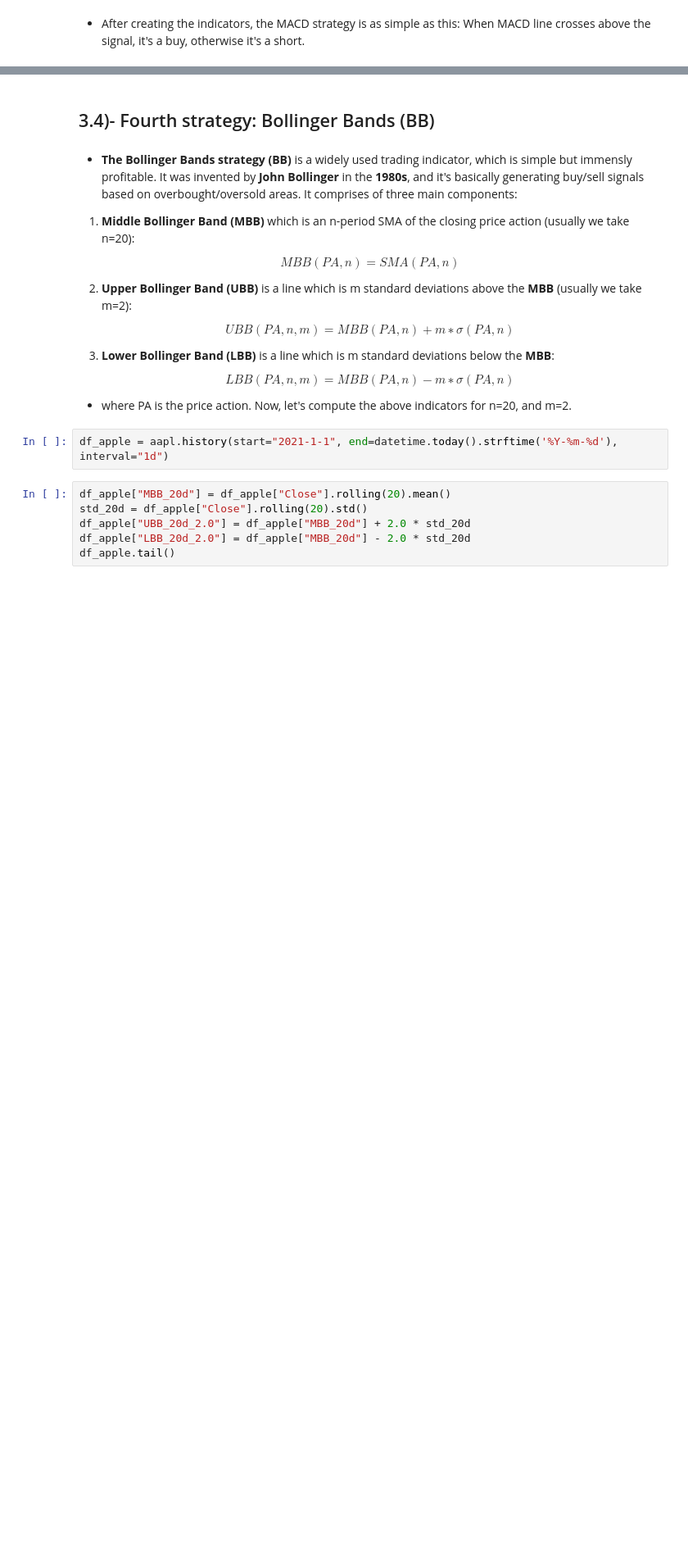
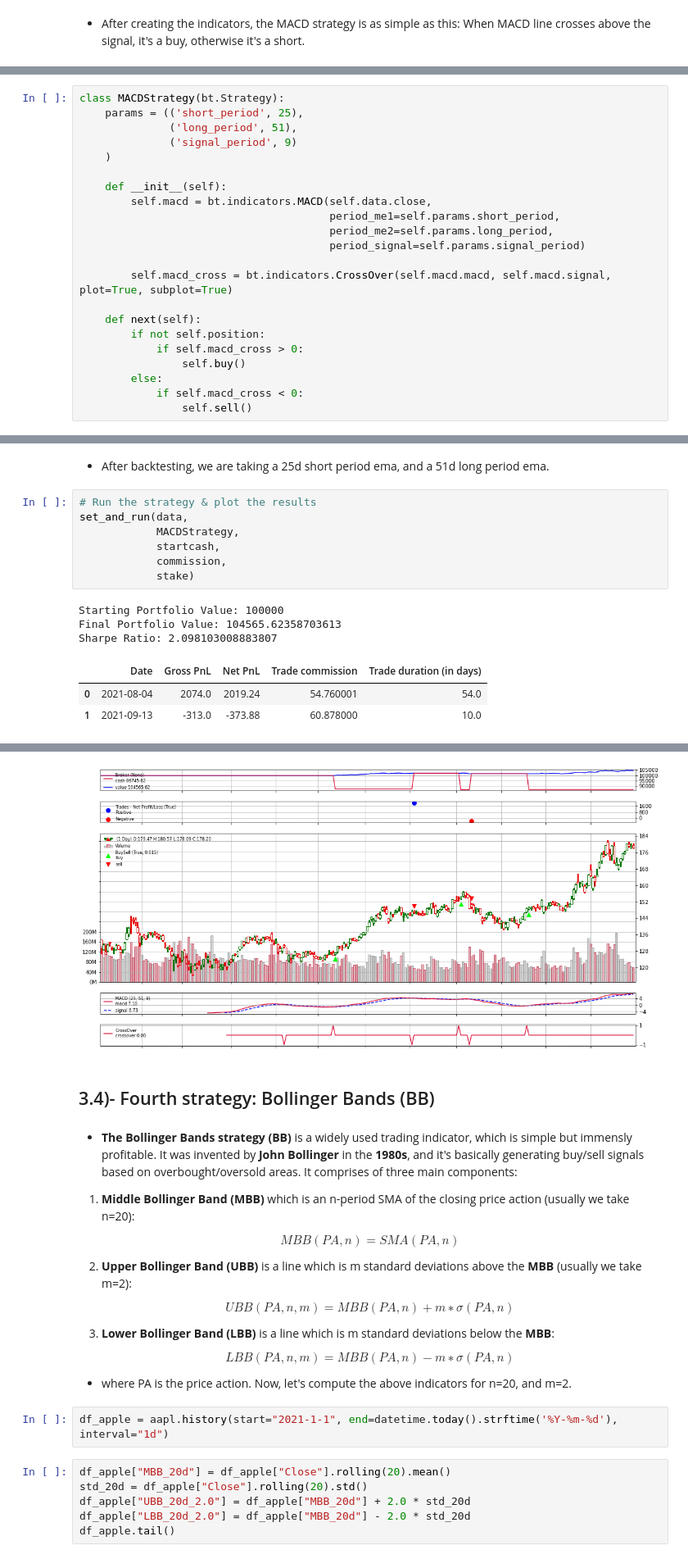
Before and after one commit to aahouzi/Stock-price-forecasting, a Jupyter notebook: notebooks/quantitative_trading_strategies.ipynb, the cells around one changed output, grey strips where cells are left out. Shown at 82% size. Cells and saved outputs as stored; diff of their text form; blank space fills up the shorter version.

```diff
--- a/notebooks/quantitative_trading_strategies.ipynb
+++ b/notebooks/quantitative_trading_strategies.ipynb
@@ -454,0 +365,22 @@ plt.show()
+# %%
+class MACDStrategy(bt.Strategy):
+    params = (('short_period', 25),
+              ('long_period', 51),
+              ('signal_period', 9)
+    )
+
+    def __init__(self):
+        self.macd = bt.indicators.MACD(self.data.close,
+                                       period_me1=self.params.short_period,
+                                       period_me2=self.params.long_period,
+                                       period_signal=self.params.signal_period)
+
+        self.macd_cross = bt.indicators.CrossOver(self.macd.macd, self.macd.signal, plot=True, subplot=True)
+
+    def next(self):
+        if not self.position:
+            if self.macd_cross > 0:
+                self.buy()
+        else:
+            if self.macd_cross < 0:
+                self.sell()
@@ -454,0 +423,16 @@ plt.show()
+# %% [markdown]
+- After backtesting, we are taking a 25d short period ema, and a 51d long period ema.
+# %%
+# Run the strategy & plot the results
+set_and_run(data,
+            MACDStrategy,
+            startcash,
+            commission,
+            stake)
+# %% [output]
+Starting Portfolio Value: 100000
+Final Portfolio Value: 104565.62358703613
+Sharpe Ratio: 2.098103008883807
+|  | Date | Gross PnL | Net PnL | Trade commission | Trade duration (in days) |
+| 0 | 2021-08-04 | 2074.0 | 2019.24 | 54.760001 | 54.0 |
+| 1 | 2021-09-13 | -313.0 | -373.88 | 60.878000 | 10.0 |
@@ -455,3 +441,4 @@ plt.show()
+[figure, added]
 # %% [markdown]
 ## 3.4)- Fourth strategy: Bollinger Bands (BB)
 # %% [markdown]
```
Also changed, not shown: parts of 22 cells of this notebook.
